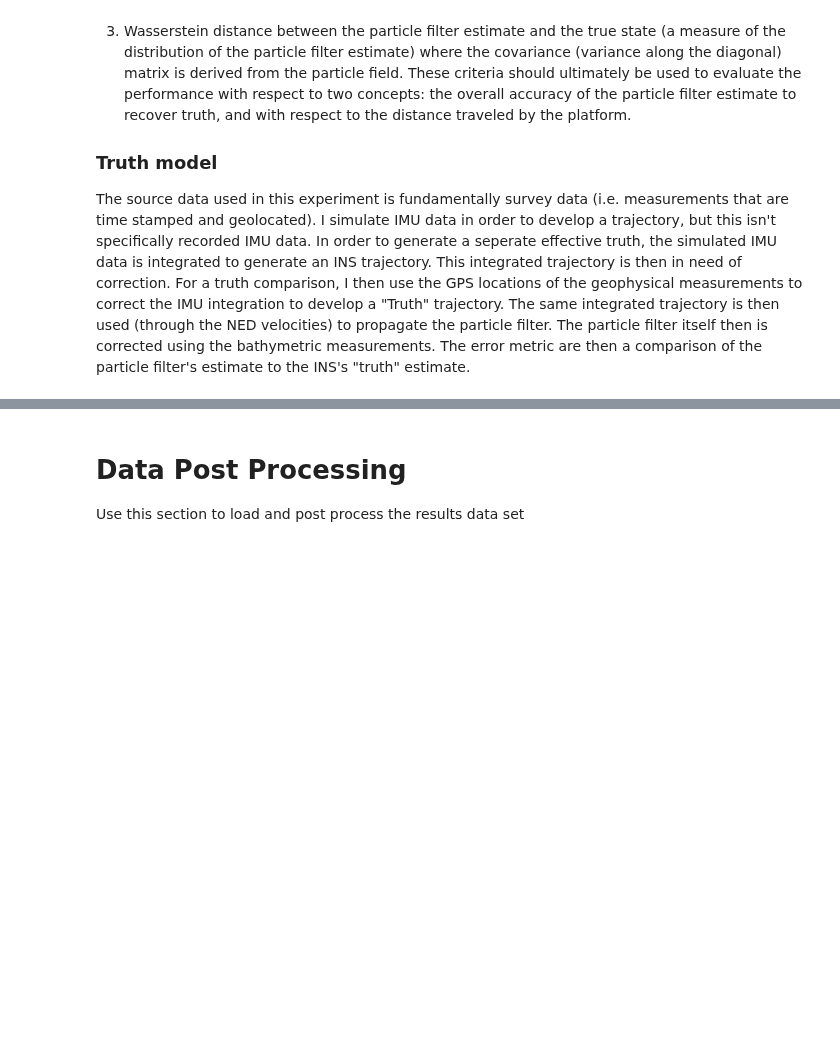
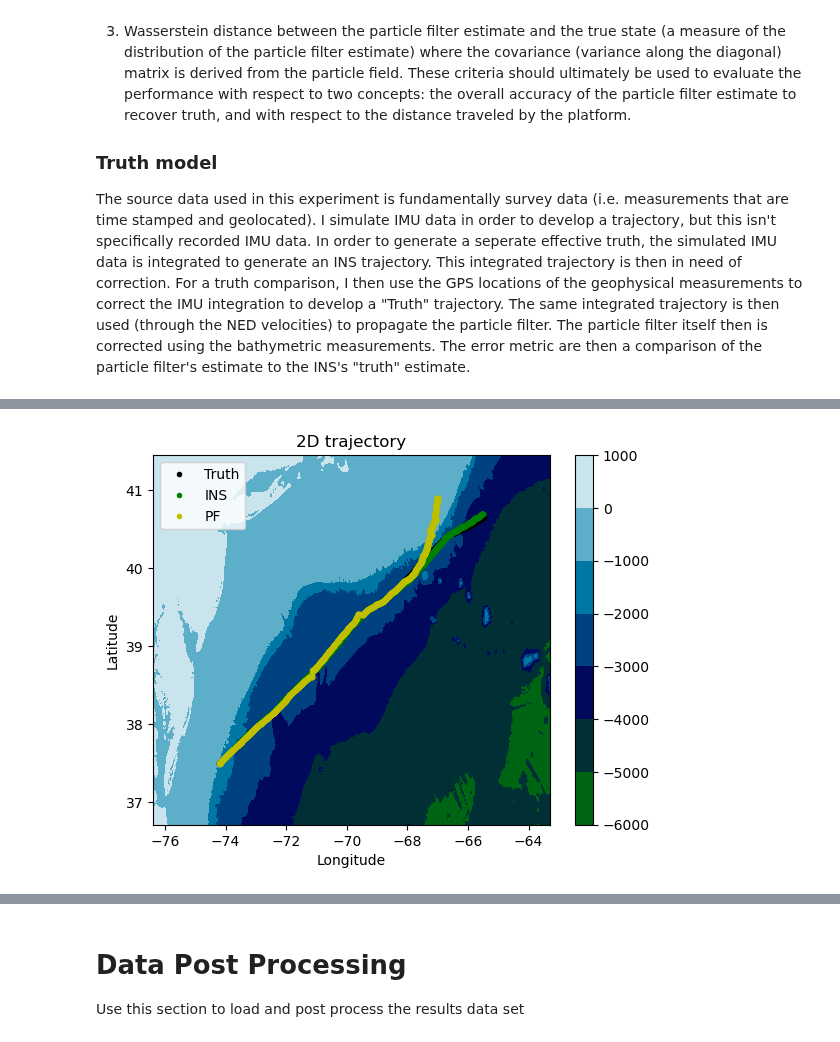
Before and after one commit to jbrodovsky/geophysical_nav, a Jupyter notebook: bathy_pf.ipynb, the cells around one changed output, grey strips where cells are left out. Cells and saved outputs as stored; diff of their text form; code cells hidden in the pictures; blank space fills up the shorter version.

```diff
--- a/bathy_pf.ipynb
+++ b/bathy_pf.ipynb
@@ -331,0 +227,14 @@ feedback = filters.run_feedback_filter(
+# %%
+db = dbmgr.DatabaseManager(".db")
+all_trajs = db.get_all_trajectories()
+pf_config = pf.ParticleFilterConfig.from_dict({
+    "n" : 100,
+    "cov" : [0.01, 0.01, 1, 0.1, 0.1, 0.1, 0, 0, 0, 0],
+    "noise" : [0.0, 0.0, 0.0, 1.75, 1.75, 0.01, 0.001, 0.001, 0.001, 0.1],
+    "input_config" : pf.ParticleFilterInputConfig.VELOCITY,
+    "measurement_config" : [{"name" : "bathymetry", "std" : 100}],
+}
+)
+# %%
+bathy_trajectories = all_trajs[all_trajs["depth"]]
+bathy_trajectories.head()
@@ -331,0 +248,5 @@ feedback = filters.run_feedback_filter(
+# %%
+# Create the output directory for saving results
+output_dir = "bathy_pf_results"
+if not os.path.exists(output_dir):
+    os.makedirs(output_dir)
@@ -331,0 +303,16 @@ feedback = filters.run_feedback_filter(
+# %%
+plt.contourf(bathy_map.map_data.lon, bathy_map.map_data.lat,
+             bathy_map.map_data, cmap='ocean')
+plt.plot(truth.lon, truth.lat, 'k.', label="Truth")
+plt.plot(trajectory.lon, trajectory.lat, 'g.', label="INS")
+plt.plot(result.lon, result.lat, 'y.', label="PF")
+plt.colorbar()
+plt.xlabel("Longitude")
+plt.ylabel("Latitude")
+plt.title("2D trajectory")
+#plt.xlim(min_lon, max_lon)
+#plt.ylim(min_lat, max_lat)
+plt.legend()
+plt.show()
+# %% [output]
+[figure, added]
```
Also changed, not shown: parts of 35 cells of this notebook, 5 other files.
